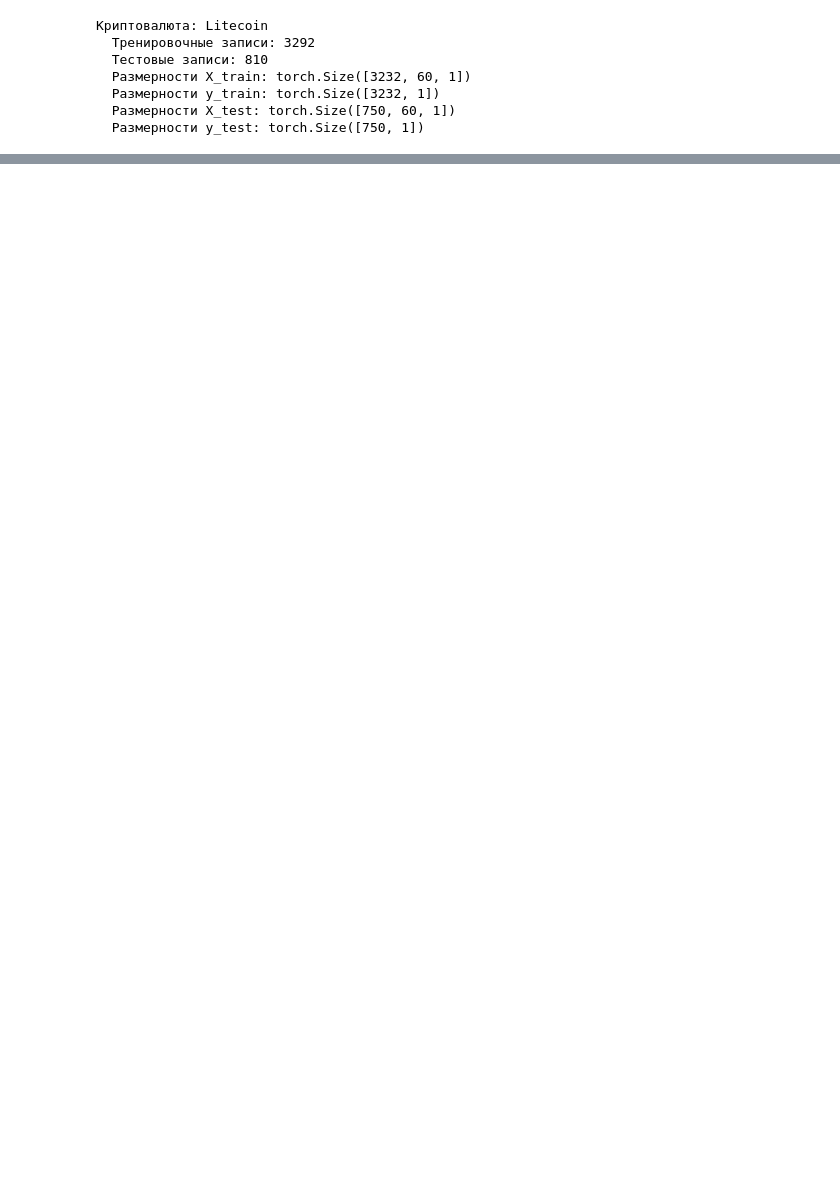
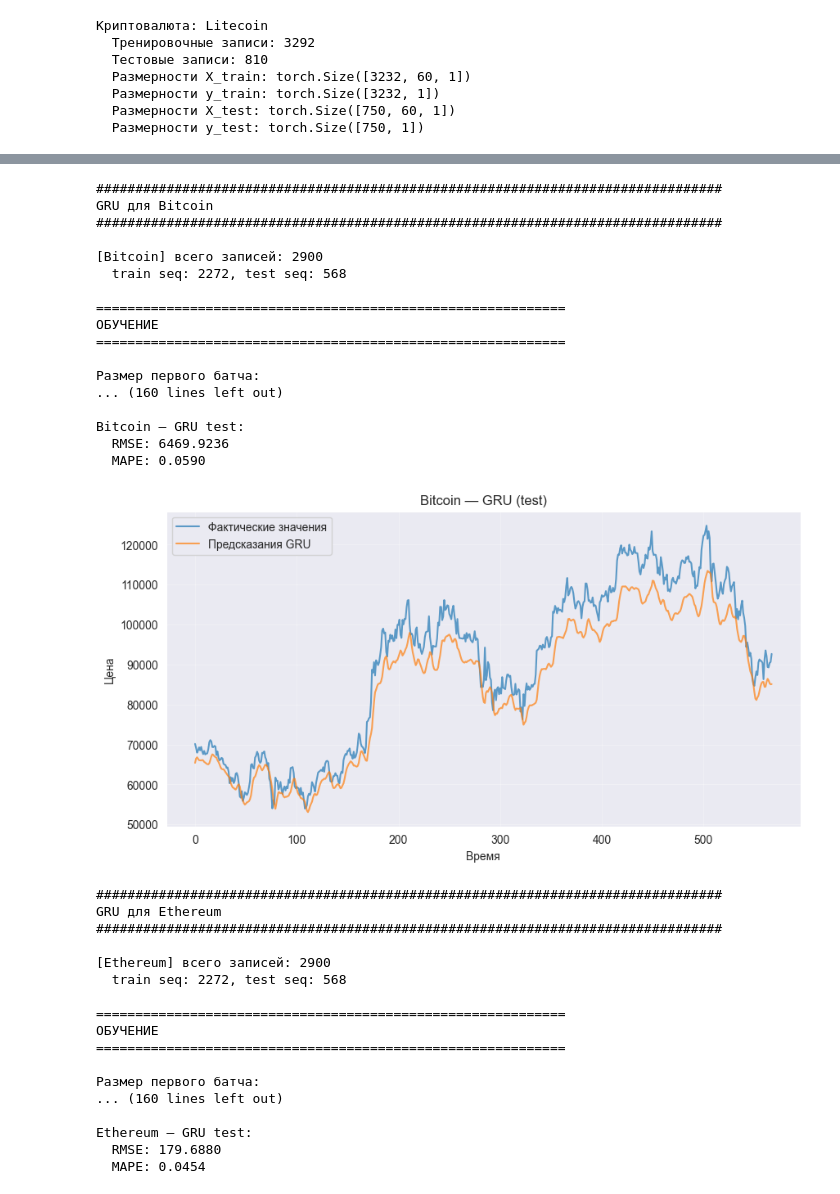
Before and after one commit to Densi88/lstm_lab4, a Jupyter notebook: lab4.ipynb, the cells around one changed output, grey strips where cells are left out. Cells and saved outputs as stored; diff of their text form; code cells hidden in the pictures; blank space fills up the shorter version.

```diff
--- a/lab4.ipynb
+++ b/lab4.ipynb
@@ -592,0 +661,36 @@ ax2.grid(True, alpha=0.3)
+# %%
+# === GRU: модель 3 слоя по 100 нейронов ===
+import torch
+import torch.nn as nn
+import torch.optim as optim
+
+device = torch.device('cuda' if torch.cuda.is_available() else 'cpu')
+
+class CryptoGRU(nn.Module):
+    def __init__(self, input_size=1, hidden_size=100, num_layers=3,
+                 output_size=1, dropout=0.2, bidirectional=False):
+        super(CryptoGRU, self).__init__()
+
+        self.gru = nn.GRU(
+            input_size=input_size,
+            hidden_size=hidden_size,
+            num_layers=num_layers,
+            batch_first=True,
+            dropout=dropout,
+            bidirectional=bidirectional
+        )
+        self.num_directions = 2 if bidirectional else 1
+
+        self.fc = nn.Sequential(
+            nn.Linear(hidden_size * self.num_directions, hidden_size // 2),
+            nn.ReLU(),
+            nn.Dropout(dropout),
+            nn.Linear(hidden_size // 2, output_size)
+        )
+
+    def forward(self, x):
+        # x: [batch, seq_len, input_size]
+        out, _ = self.gru(x)          # [batch, seq_len, hidden * directions]
+        out_last = out[:, -1, :]      # последний временной шаг
+        out = self.fc(out_last)       # [batch, 1]
+        return out
@@ -592,0 +782,42 @@ ax2.grid(True, alpha=0.3)
+# %%
+# === GRU: запуск для трёх криптовалют ===
+
+gru_btc, btc_train_gru, btc_test_gru = run_gru_for_crypto('Bitcoin')
+gru_eth, eth_train_gru, eth_test_gru = run_gru_for_crypto('Ethereum')
+gru_ltc, ltc_train_gru, ltc_test_gru = run_gru_for_crypto('Litecoin')
+# %% [output]
+################################################################################
+GRU для Bitcoin
+################################################################################
+
+[Bitcoin] всего записей: 2900
+  train seq: 2272, test seq: 568
+
+============================================================
+ОБУЧЕНИЕ
+============================================================
+
+Размер первого батча:
+... (160 lines left out)
+
+Bitcoin — GRU test:
+  RMSE: 6469.9236
+  MAPE: 0.0590
+[figure, added]
+################################################################################
+GRU для Ethereum
+################################################################################
+
+[Ethereum] всего записей: 2900
+  train seq: 2272, test seq: 568
+
+============================================================
+ОБУЧЕНИЕ
+============================================================
+
+Размер первого батча:
+... (160 lines left out)
+
+Ethereum — GRU test:
+  RMSE: 179.6880
+  MAPE: 0.0454
```
Also changed, not shown: parts of 11 cells of this notebook.
